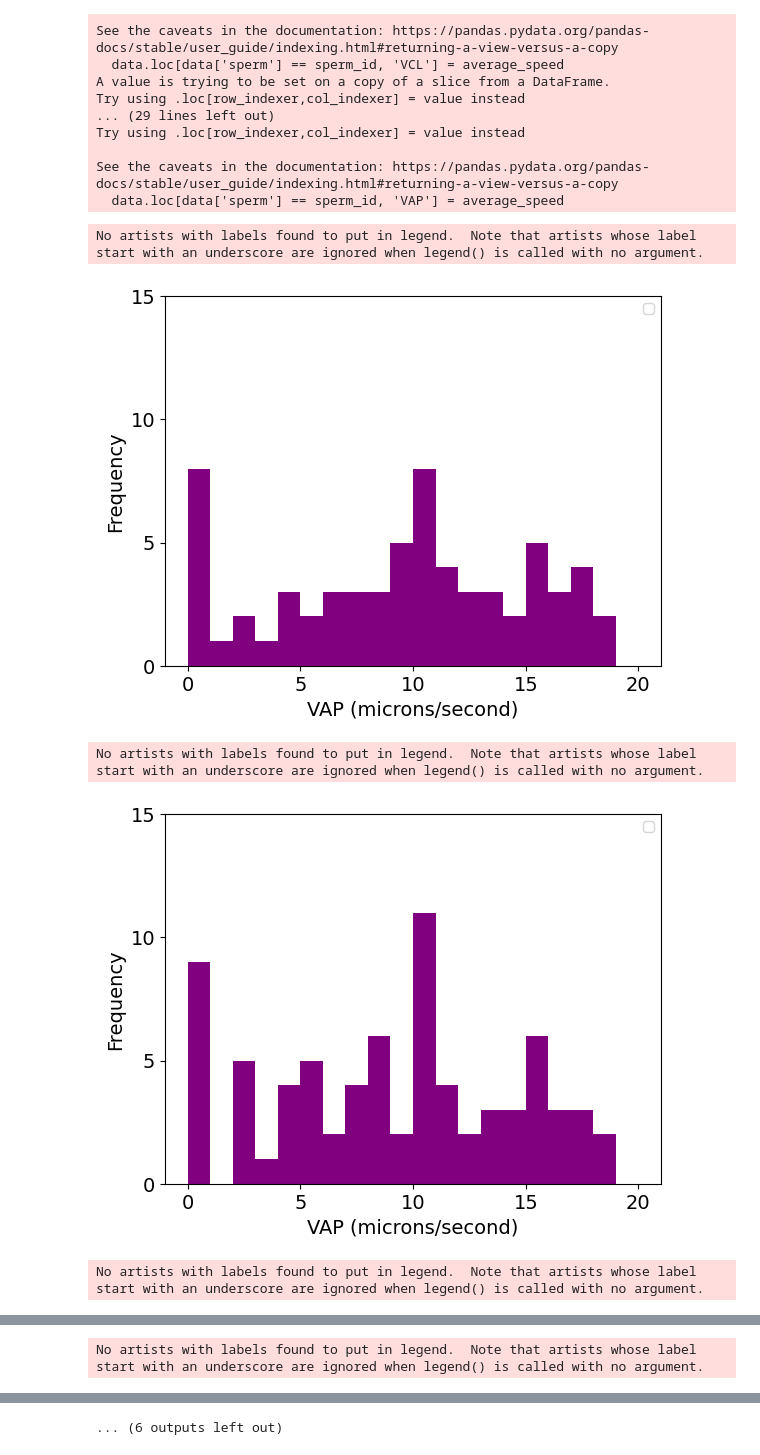
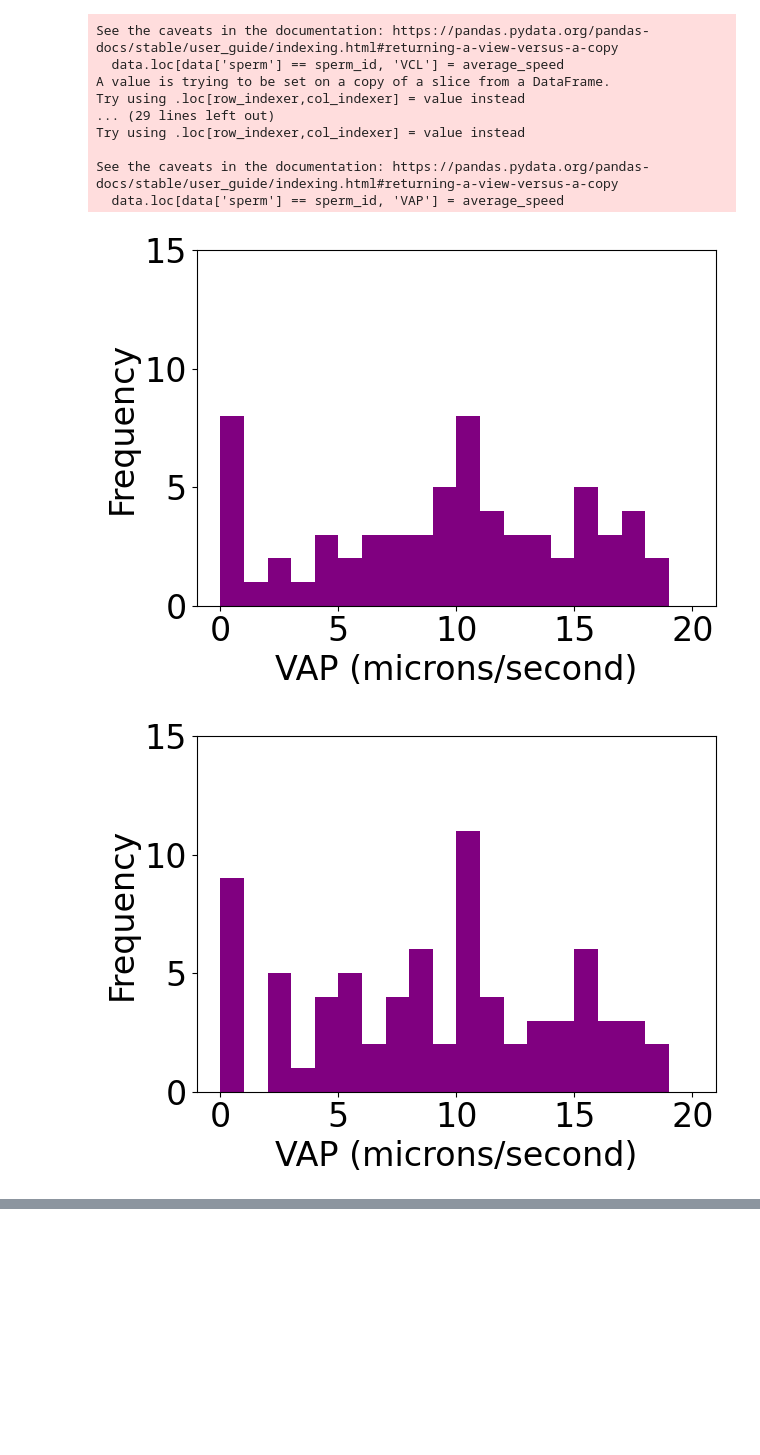
Before and after one commit to CAS-ReproLab/Sperm_Object_Tracking, a Jupyter notebook: UnifiedFramework/comparisons.ipynb, the cells around one changed output, grey strips where cells are left out. Cells and saved outputs as stored; diff of their text form; code cells hidden in the pictures; blank space fills up the shorter version.

Commit message:
Updated figure legends

```diff
--- a/UnifiedFramework/comparisons.ipynb
+++ b/UnifiedFramework/comparisons.ipynb
@@ -53,20 +53,20 @@ visualizer.runVisualization(videofile, final, visualization="segments")
 # %% [markdown]
 # Run Metrics
 # %%
-prediction = "Comparisons/10X Ph- 9Fps Wash Dil 1 16 P016an R1_predicted.csv"
-groundtruth = "Comparisons/10X Ph- 9Fps Wash Dil 1 16 P016an R1_corrected.csv"
-alternative = "Comparisons/10X Ph- 9Fps Wash Dil 1 16 P016an R1_predicted_old.csv"
-videofile = "Comparisons/10X Ph- 9Fps Wash Dil 1 16 P016an R1.mp4"
+#prediction = "Comparisons/10X Ph- 9Fps Wash Dil 1 16 P016an R1_predicted.csv"
+#groundtruth = "Comparisons/10X Ph- 9Fps Wash Dil 1 16 P016an R1_corrected.csv"
+#alternative = "Comparisons/10X Ph- 9Fps Wash Dil 1 16 P016an R1_predicted_old.csv"
+#videofile = "Comparisons/10X Ph- 9Fps Wash Dil 1 16 P016an R1.mp4"
 
 #prediction = "Comparisons/10X Ph- 9Fps Wash Dil 1 16 P017me R1_predicted.csv"
 #groundtruth = "Comparisons/10X Ph- 9Fps Wash Dil 1 16 P017me R1_corrected.csv"
 #alternative = "Comparisons/10X Ph- 9Fps Wash Dil 1 16 P017me R1_predicted_old.csv"
 #videofile = "Comparisons/10X Ph- 9Fps Wash Dil 1 16 P017me R1.mp4"
 
-#prediction = "Comparisons/10X Ph- 9Fps Wash 1 16 P018cu R1_predicted.csv"
-#groundtruth = "Comparisons/10X Ph- 9Fps Wash 1 16 P018cu R1_corrected.csv"
-#alternative = "Comparisons/10X Ph- 9Fps Wash 1 16 P018cu R1_predicted_old.csv"
-#videofile = "Comparisons/10X Ph- 9Fps Wash 1 16 P018cu R1.mp4"
+prediction = "Comparisons/10X Ph- 9Fps Wash 1 16 P018cu R1_predicted.csv"
+groundtruth = "Comparisons/10X Ph- 9Fps Wash 1 16 P018cu R1_corrected.csv"
+alternative = "Comparisons/10X Ph- 9Fps Wash 1 16 P018cu R1_predicted_old.csv"
+videofile = "Comparisons/10X Ph- 9Fps Wash 1 16 P018cu R1.mp4"
 
 # Load as Pandas DataFrame
 pred_src = utils.loadDataFrame(prediction)
@@ -847,7 +856,7 @@ See the caveats in the documentation: https://pandas.pydata.org/pandas-docs/stab
 import matplotlib.pyplot as plt
 
 # Generate historgrams for VSL, VCL, and VAP
-def plotStat(data,stat="VAP",method="gt"):
+def plotStat(data,stat="VAP",method="gt",fs = 24):
 
     # Get unique sperm
     sperm_ids = data['sperm'].unique()
@@ -856,41 +865,39 @@ def plotStat(data,stat="VAP",method="gt"):
     first_values = data.groupby('sperm').first()[stat]
 
     plt.hist(first_values, bins=[0,1,2,3,4,5,6,7,8,9,10,11,12,13,14,15,16,17,18,19,20], alpha=1.0, color='purple')
-    plt.xlabel(stat + " (microns/second)",fontsize=14)
+    plt.xlabel(stat + " (microns/second)",fontsize=fs)
     xticks = [0,5,10,15,20]
-    plt.xticks(xticks, xticks, fontsize=14)
-    plt.ylabel('Frequency', fontsize=14)
+    plt.xticks(xticks, xticks, fontsize=fs)
+    plt.ylabel('Frequency', fontsize=fs)
     yticks = [0,5,10,15]
-    plt.yticks(yticks, yticks, fontsize=14)
+    plt.yticks(yticks, yticks, fontsize=fs)
     #plt.title(f'{stat} Distribution')
-    plt.legend()
+    #plt.legend()
+    plt.tight_layout()
     plt.savefig(f'{stat}_distribution_{method}.pdf')
     plt.show()
 
 #plotStat(gt,stat="VAP")
 #plotStat(pred,stat="VAP")
 #plotStat(alt,stat="VAP")
 plotStat(gt_filter,stat="VAP",method="gt")
 plotStat(pred_filter,stat="VAP",method="pred")
 plotStat(alt_filter,stat="VAP",method="alt")
 
 
 #plotStat(gt,stat="VSL")
 #plotStat(pred,stat="VSL")
 #plotStat(alt,stat="VSL")
 plotStat(gt_filter,stat="VSL",method="gt")
 plotStat(pred_filter,stat="VSL",method="pred")
 plotStat(alt_filter,stat="VSL",method="alt")
 
 #plotStat(gt,stat="VCL")
 #plotStat(pred,stat="VCL")
 #plotStat(alt,stat="VCL")
 plotStat(gt_filter,stat="VCL",method="gt")
 plotStat(pred_filter,stat="VCL",method="pred")
 plotStat(alt_filter,stat="VCL",method="alt")
 # %% [output]
-No artists with labels found to put in legend.  Note that artists whose label start with an underscore are ignored when legend() is called with no argument.
-[figure, old version]
+[figure, new version]
-No artists with labels found to put in legend.  Note that artists whose label start with an underscore are ignored when legend() is called with no argument.
-[figure, old version]
+[figure, new version]
-No artists with labels found to put in legend.  Note that artists whose label start with an underscore are ignored when legend() is called with no argument.
@@ -898 +904,0 @@ No artists with labels found to put in legend.  Note that artists whose label st
-No artists with labels found to put in legend.  Note that artists whose label start with an underscore are ignored when legend() is called with no argument.
@@ -904 +907,0 @@ No artists with labels found to put in legend.  Note that artists whose label st
-... (6 outputs left out)
```
Also changed, not shown: parts of 8 cells of this notebook.
